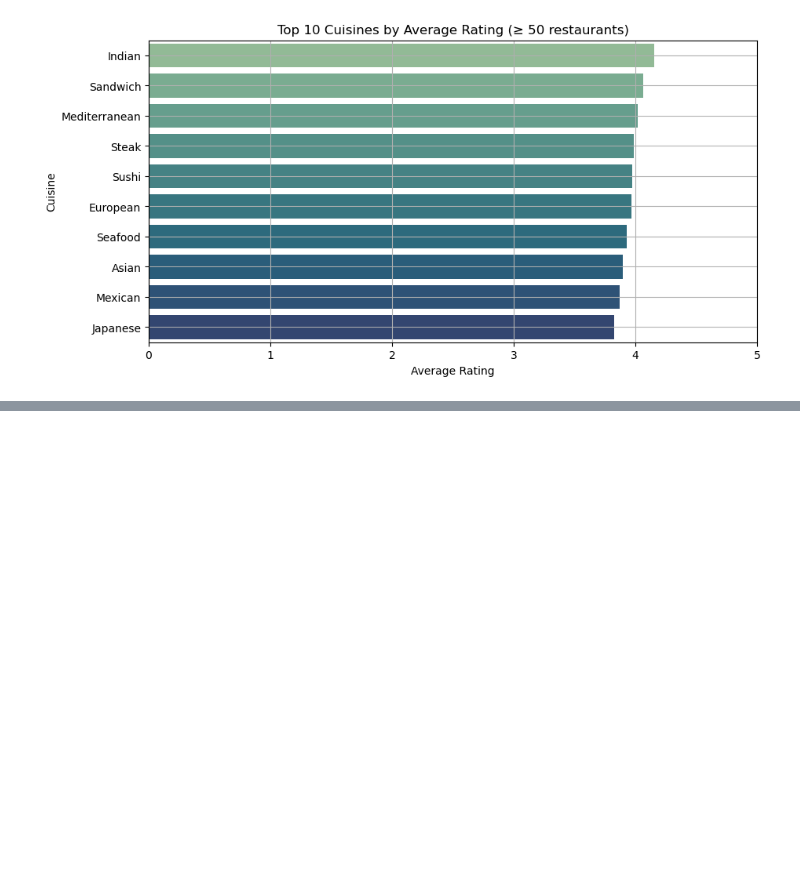
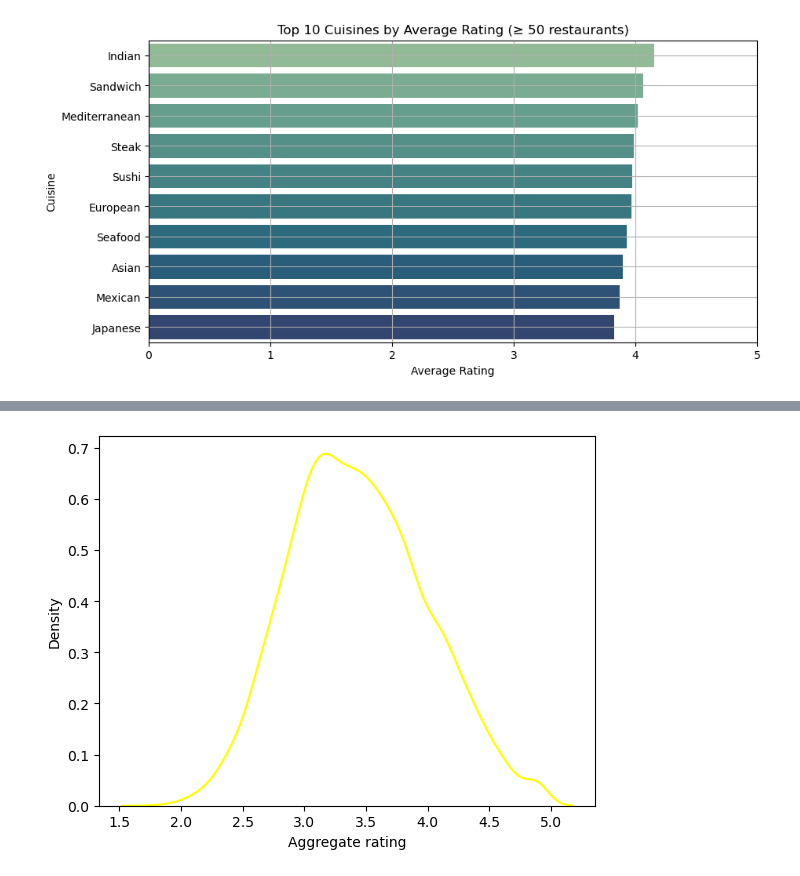
Before and after one commit to rahul-1419/gitVSPython, a Jupyter notebook: Projects/New folder/sheet_4.ipynb, the cells around one changed output, grey strips where cells are left out. Drawn from its saved outputs; the diff is of its cells as text; code cells hidden in the pictures; blank space fills up the shorter version.

```diff
--- a/Projects/New folder/sheet_4.ipynb
+++ b/Projects/New folder/sheet_4.ipynb
@@ -623,0 +660,5 @@ df_exploded
+# %%
+sns.kdeplot(data = df, x = 'Aggregate rating', color='yellow')
+plt.show()
+# %% [output]
+[figure, added]
```
Also changed, not shown: parts of 16 cells of this notebook.
